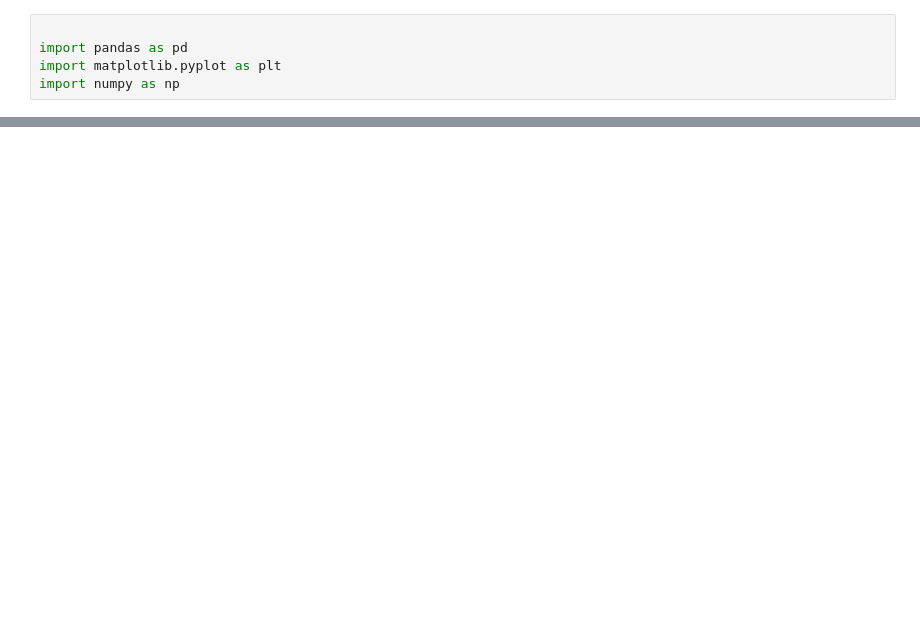
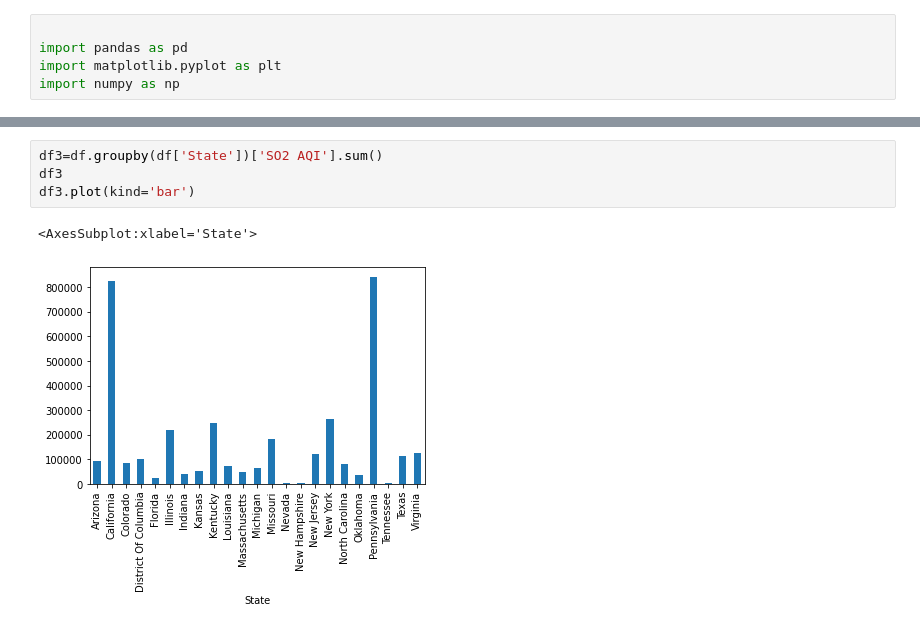
Before and after one commit to DATA-606-SPRING-2023-TUE/pragathi_data_606-1, a Jupyter notebook: src/final_proposal_eda.ipynb, the cells around one changed output, grey strips where cells are left out. Drawn from its saved outputs; the diff is of its cells as text; blank space fills up the shorter version.

```diff
--- a/src/final_proposal_eda.ipynb
+++ b/src/final_proposal_eda.ipynb
@@ -123,0 +148,7 @@ df
+# %%
+df3=df.groupby(df['State'])['SO2 AQI'].sum()
+df3
+df3.plot(kind='bar')
+# %% [output]
+<AxesSubplot:xlabel='State'>
+[figure, added]
```
Also changed, not shown: parts of 31 cells of this notebook.
